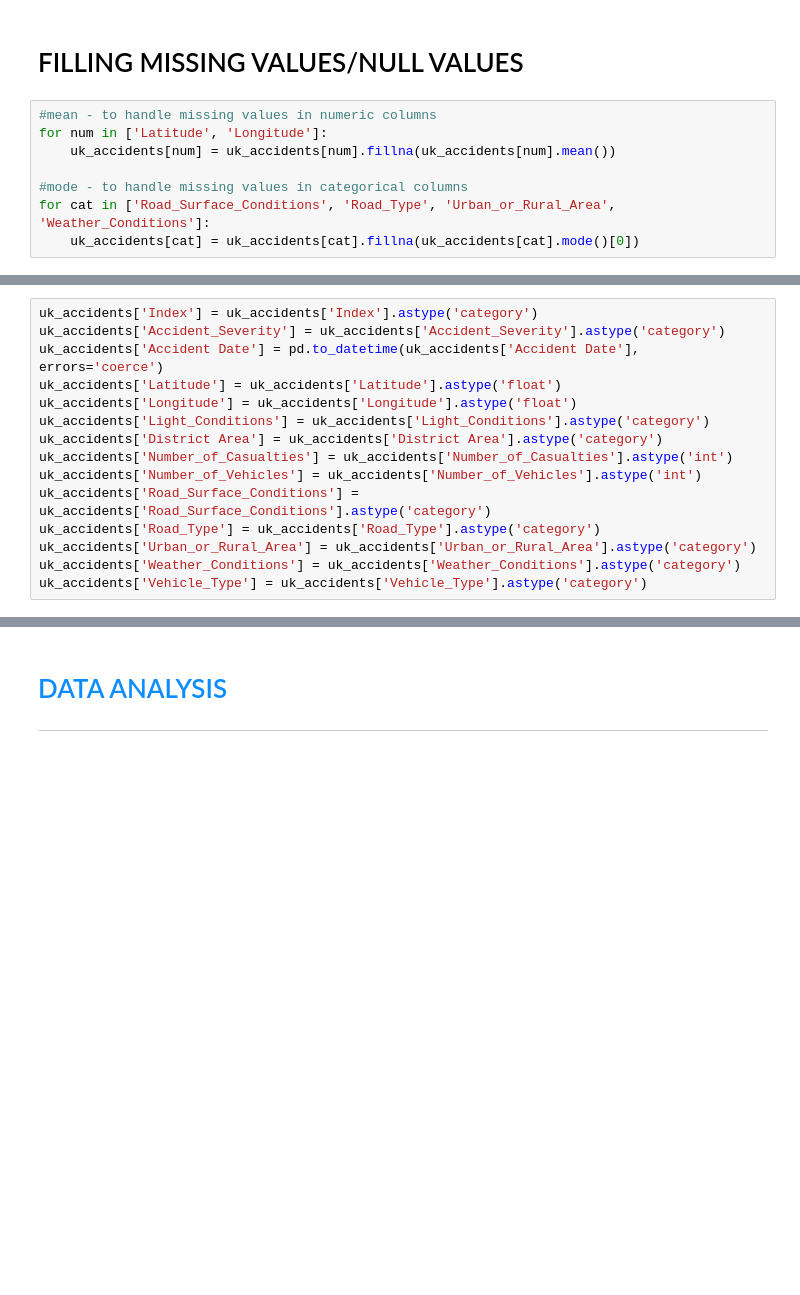
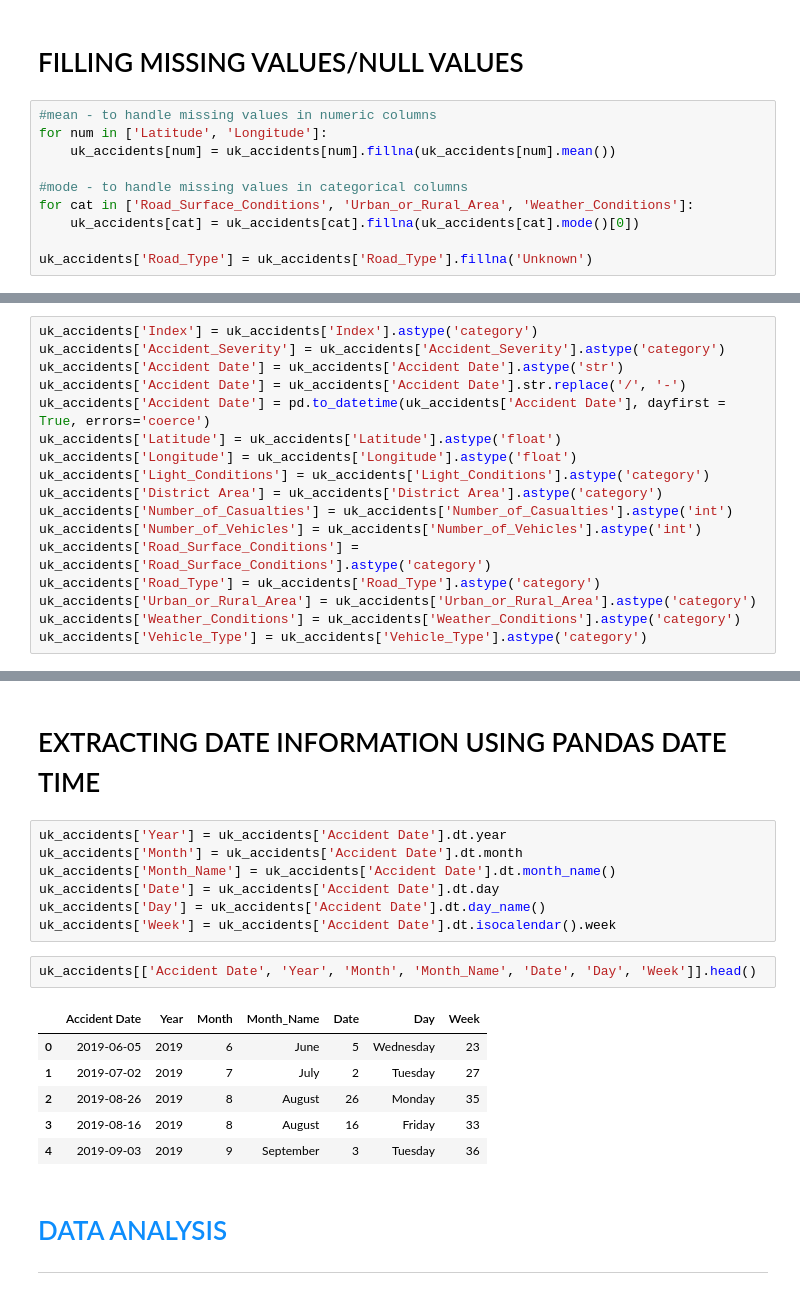
Before and after one commit to raiahyxs/Data-Analytics, a Jupyter notebook: ITELEC03/activity 2.ipynb, the cells around one changed output, grey strips where cells are left out. Saved outputs shown, nothing was run; the diff lists cells and outputs as text; blank space fills up the shorter version.

```diff
--- a/ITELEC03/activity 2.ipynb
+++ b/ITELEC03/activity 2.ipynb
@@ -86,5 +86,7 @@ for num in ['Latitude', 'Longitude']:
     uk_accidents[num] = uk_accidents[num].fillna(uk_accidents[num].mean())
 
 #mode - to handle missing values in categorical columns
-for cat in ['Road_Surface_Conditions', 'Road_Type', 'Urban_or_Rural_Area', 'Weather_Conditions']:
+for cat in ['Road_Surface_Conditions', 'Urban_or_Rural_Area', 'Weather_Conditions']:
     uk_accidents[cat] = uk_accidents[cat].fillna(uk_accidents[cat].mode()[0])
+
+uk_accidents['Road_Type'] = uk_accidents['Road_Type'].fillna('Unknown')
@@ -109,15 +92,0 @@ dtype: int64
-# %%
-uk_accidents['Index'] = uk_accidents['Index'].astype('category')
-uk_accidents['Accident_Severity'] = uk_accidents['Accident_Severity'].astype('category')
-uk_accidents['Accident Date'] = pd.to_datetime(uk_accidents['Accident Date'], errors='coerce')
-uk_accidents['Latitude'] = uk_accidents['Latitude'].astype('float')
-uk_accidents['Longitude'] = uk_accidents['Longitude'].astype('float')
-uk_accidents['Light_Conditions'] = uk_accidents['Light_Conditions'].astype('category')
-uk_accidents['District Area'] = uk_accidents['District Area'].astype('category')
-uk_accidents['Number_of_Casualties'] = uk_accidents['Number_of_Casualties'].astype('int')
-uk_accidents['Number_of_Vehicles'] = uk_accidents['Number_of_Vehicles'].astype('int')
-uk_accidents['Road_Surface_Conditions'] = uk_accidents['Road_Surface_Conditions'].astype('category')
-uk_accidents['Road_Type'] = uk_accidents['Road_Type'].astype('category')
-uk_accidents['Urban_or_Rural_Area'] = uk_accidents['Urban_or_Rural_Area'].astype('category')
-uk_accidents['Weather_Conditions'] = uk_accidents['Weather_Conditions'].astype('category')
-uk_accidents['Vehicle_Type'] = uk_accidents['Vehicle_Type'].astype('category')
@@ -124 +111,18 @@ uk_accidents['Vehicle_Type'] = uk_accidents['Vehicle_Type'].astype('category')
+# %%
+uk_accidents['Index'] = uk_accidents['Index'].astype('category')
+uk_accidents['Accident_Severity'] = uk_accidents['Accident_Severity'].astype('category')
+uk_accidents['Accident Date'] = uk_accidents['Accident Date'].astype('str')
+uk_accidents['Accident Date'] = uk_accidents['Accident Date'].str.replace('/', '-')
+uk_accidents['Accident Date'] = pd.to_datetime(uk_accidents['Accident Date'], dayfirst = True, errors='coerce')
+uk_accidents['Latitude'] = uk_accidents['Latitude'].astype('float')
+uk_accidents['Longitude'] = uk_accidents['Longitude'].astype('float')
+uk_accidents['Light_Conditions'] = uk_accidents['Light_Conditions'].astype('category')
+uk_accidents['District Area'] = uk_accidents['District Area'].astype('category')
+uk_accidents['Number_of_Casualties'] = uk_accidents['Number_of_Casualties'].astype('int')
+uk_accidents['Number_of_Vehicles'] = uk_accidents['Number_of_Vehicles'].astype('int')
+uk_accidents['Road_Surface_Conditions'] = uk_accidents['Road_Surface_Conditions'].astype('category')
+uk_accidents['Road_Type'] = uk_accidents['Road_Type'].astype('category')
+uk_accidents['Urban_or_Rural_Area'] = uk_accidents['Urban_or_Rural_Area'].astype('category')
+uk_accidents['Weather_Conditions'] = uk_accidents['Weather_Conditions'].astype('category')
+uk_accidents['Vehicle_Type'] = uk_accidents['Vehicle_Type'].astype('category')
 # %%
@@ -144,3 +146,21 @@ memory usage: 52.8 MB
+# %% [markdown]
+<h1> EXTRACTING DATE INFORMATION USING PANDAS DATE TIME </h1>
+# %%
+uk_accidents['Year'] = uk_accidents['Accident Date'].dt.year
+uk_accidents['Month'] = uk_accidents['Accident Date'].dt.month
+uk_accidents['Month_Name'] = uk_accidents['Accident Date'].dt.month_name()
+uk_accidents['Date'] = uk_accidents['Accident Date'].dt.day
+uk_accidents['Day'] = uk_accidents['Accident Date'].dt.day_name()
+uk_accidents['Week'] = uk_accidents['Accident Date'].dt.isocalendar().week
+# %%
+uk_accidents[['Accident Date', 'Year', 'Month', 'Month_Name', 'Date', 'Day', 'Week']].head()
+# %% [output]
+|  | Accident Date | Year | Month | Month_Name | Date | Day | Week |
+| 0 | 2019-06-05 | 2019 | 6 | June | 5 | Wednesday | 23 |
+| 1 | 2019-07-02 | 2019 | 7 | July | 2 | Tuesday | 27 |
+| 2 | 2019-08-26 | 2019 | 8 | August | 26 | Monday | 35 |
+| 3 | 2019-08-16 | 2019 | 8 | August | 16 | Friday | 33 |
+| 4 | 2019-09-03 | 2019 | 9 | September | 3 | Tuesday | 36 |
 # %% [markdown]
 <h1 style="color:#0d8dfc;"> DATA ANALYSIS</h1>
 <hr>
```
Also changed, not shown: parts of 44 cells of this notebook.
